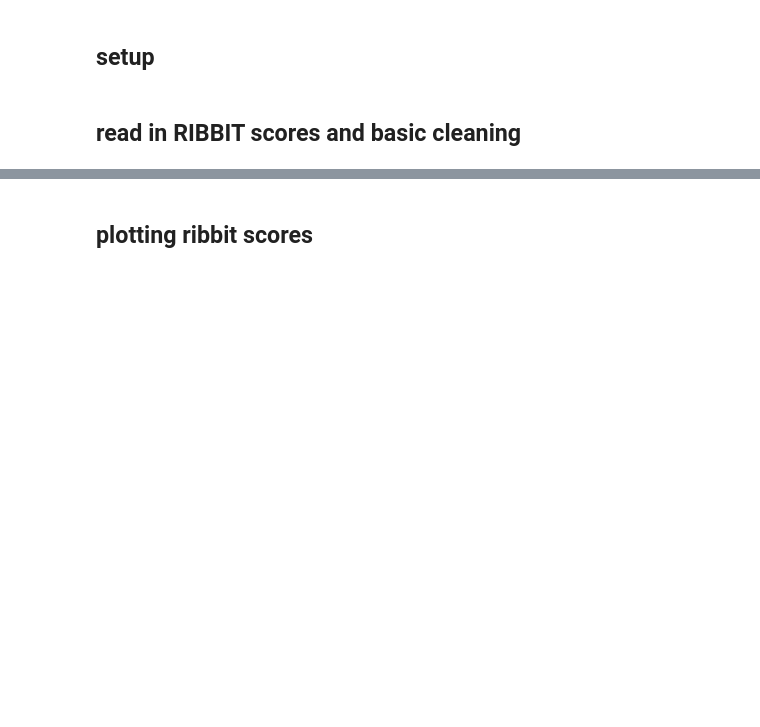
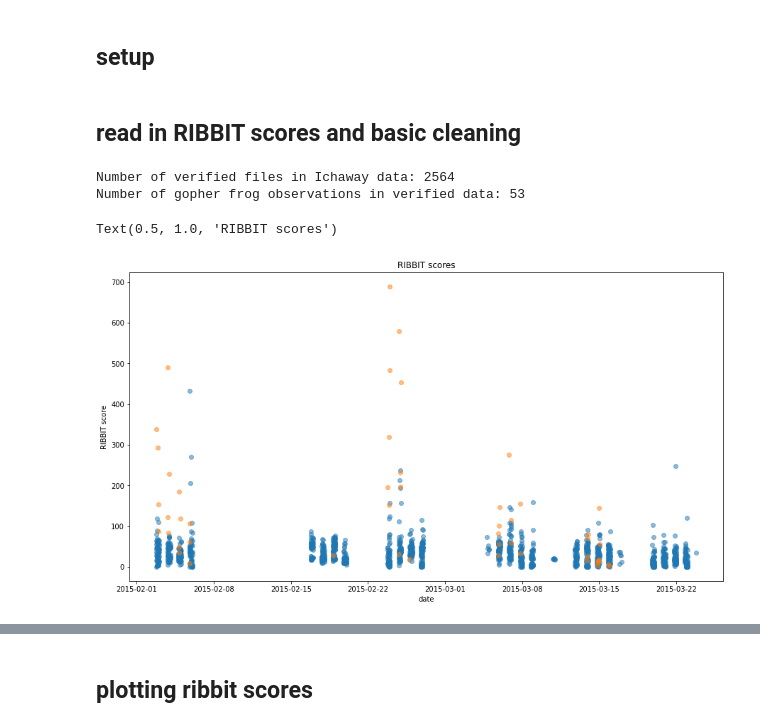
Before and after one commit to mayalapp/ga-frog-id, a Jupyter notebook: python-ribbit/data_cleaning.ipynb, the cells around one changed output, grey strips where cells are left out. Drawn from its saved outputs; the diff is of its cells as text; code cells hidden in the pictures; blank space fills up the shorter version.

Commit message:
Combine ichaway model results with verified data

```diff
--- a/python-ribbit/data_cleaning.ipynb
+++ b/python-ribbit/data_cleaning.ipynb
@@ -53,0 +79,26 @@ rs_df = rs_df[rs_df.duplicated(subset=None, keep='first')] # remove duplicates #
+# %%
+print("Number of verified files in Ichaway data: " + str(len(ich_tr_df)))
+print("Number of gopher frog observations in verified data: " + str(len(ich_tr_df[ich_tr_df['Lcapito'] == 1])))
+# %% [output]
+Number of verified files in Ichaway data: 2564
+Number of gopher frog observations in verified data: 53
+# %%
+mask = (ich_tr_df['date'] > datetime(2015, 2, 1)) & (ich_tr_df['date'] <= datetime(2015, 4, 1))
+plot_df = ich_tr_df[mask]
+plot_df1 = plot_df[plot_df['Lcapito'] == 1]
+plot_df0 = plot_df[plot_df['Lcapito'] == 0]
+
+fig, ax = plt.subplots()  # a figure with a single Axes
+#ax.scatter(plot_df['date'],plot_df['score'], c = plot_df['Lcapito'], alpha = 0.5)
+ax.scatter(plot_df0['date'],plot_df0['score'], alpha = 0.5)
+ax.scatter(plot_df1['date'],plot_df1['score'], alpha = 0.5)
+#plt.ylim(0, 100)
+#ax.hlines(y = [40], xmin = ich_tr_df.date.min(),
+#            xmax = ich_tr_df.date.max(),
+#            colors = 'r', linestyles = '--')
+ax.set_xlabel('date')
+ax.set_ylabel('RIBBIT score')
+ax.set_title('RIBBIT scores')
+# %% [output]
+Text(0.5, 1.0, 'RIBBIT scores')
+[figure, added]
```
Also changed, not shown: parts of 4 cells of this notebook, 15 other files.
